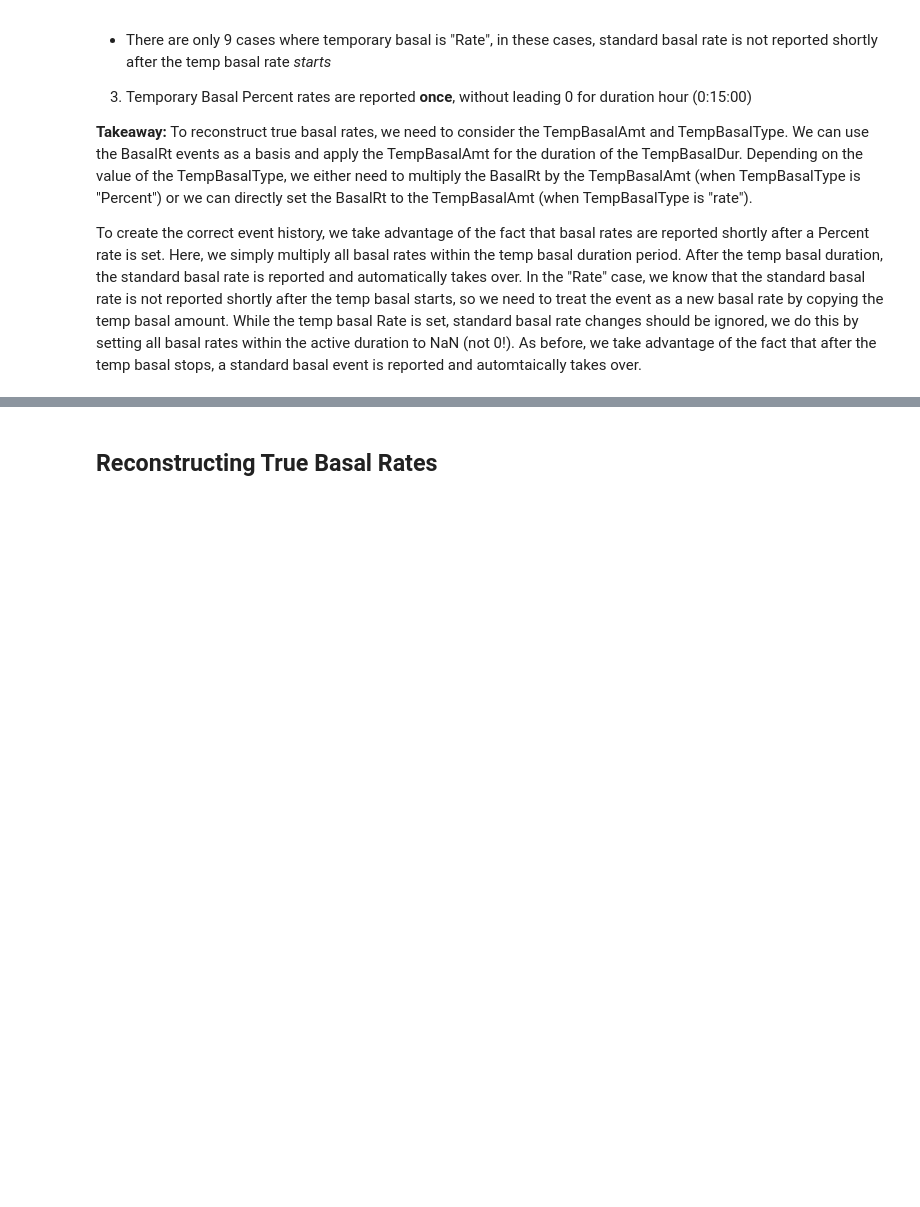
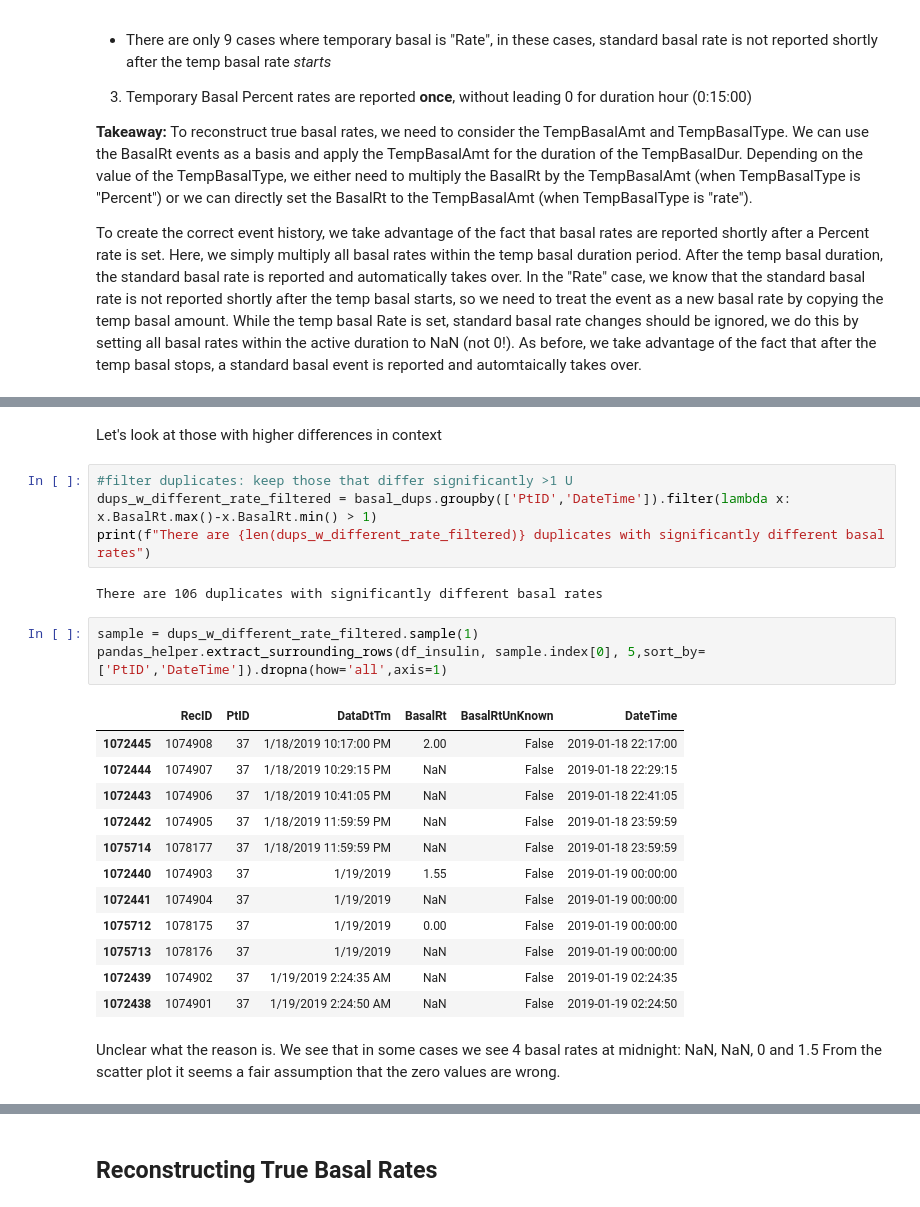
Before and after one commit to nudgebg/egvinsulin, a Jupyter notebook: notebooks/understand-flair-dataset/understand-flair-dataset.ipynb, the cells around one changed output, grey strips where cells are left out. Drawn from its saved outputs; the diff is of its cells as text; blank space fills up the shorter version.

```diff
--- a/notebooks/understand-flair-dataset/understand-flair-dataset.ipynb
+++ b/notebooks/understand-flair-dataset/understand-flair-dataset.ipynb
@@ -446,0 +498,28 @@ To create the correct event history, we take advantage of the fact that basal ra
+# %% [markdown]
+Let's look at those with higher differences in context
+# %%
+#filter duplicates: keep those that differ significantly >1 U
+dups_w_different_rate_filtered = basal_dups.groupby(['PtID','DateTime']).filter(lambda x: x.BasalRt.max()-x.BasalRt.min() > 1)
+print(f"There are {len(dups_w_different_rate_filtered)} duplicates with significantly different basal rates")
+# %% [output]
+There are 106 duplicates with significantly different basal rates
+# %%
+sample = dups_w_different_rate_filtered.sample(1)
+pandas_helper.extract_surrounding_rows(df_insulin, sample.index[0], 5,sort_by=['PtID','DateTime']).dropna(how='all',axis=1)
+# %% [output]
+|  | RecID | PtID | DataDtTm | BasalRt | BasalRtUnKnown | DateTime |
+| 1072445 | 1074908 | 37 | 1/18/2019 10:17:00 PM | 2.00 | False | 2019-01-18 22:17:00 |
+| 1072444 | 1074907 | 37 | 1/18/2019 10:29:15 PM | NaN | False | 2019-01-18 22:29:15 |
+| 1072443 | 1074906 | 37 | 1/18/2019 10:41:05 PM | NaN | False | 2019-01-18 22:41:05 |
+| 1072442 | 1074905 | 37 | 1/18/2019 11:59:59 PM | NaN | False | 2019-01-18 23:59:59 |
+| 1075714 | 1078177 | 37 | 1/18/2019 11:59:59 PM | NaN | False | 2019-01-18 23:59:59 |
+| 1072440 | 1074903 | 37 | 1/19/2019 | 1.55 | False | 2019-01-19 00:00:00 |
+| 1072441 | 1074904 | 37 | 1/19/2019 | NaN | False | 2019-01-19 00:00:00 |
+| 1075712 | 1078175 | 37 | 1/19/2019 | 0.00 | False | 2019-01-19 00:00:00 |
+| 1075713 | 1078176 | 37 | 1/19/2019 | NaN | False | 2019-01-19 00:00:00 |
+| 1072439 | 1074902 | 37 | 1/19/2019 2:24:35 AM | NaN | False | 2019-01-19 02:24:35 |
+| 1072438 | 1074901 | 37 | 1/19/2019 2:24:50 AM | NaN | False | 2019-01-19 02:24:50 |
+# %% [markdown]
+Unclear what the reason is.
+We see that in some cases we see 4 basal rates at midnight: NaN, NaN, 0 and 1.5
+From the scatter plot it seems a fair assumption that the zero values are wrong.
```
Also changed, not shown: parts of 12 cells of this notebook, 4 other files.
